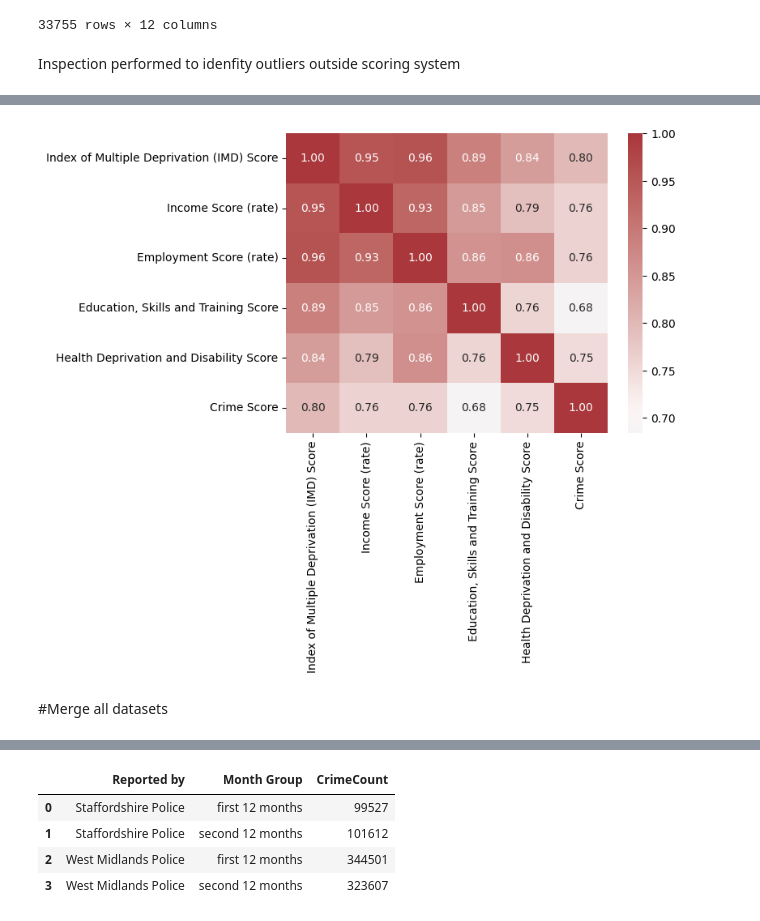
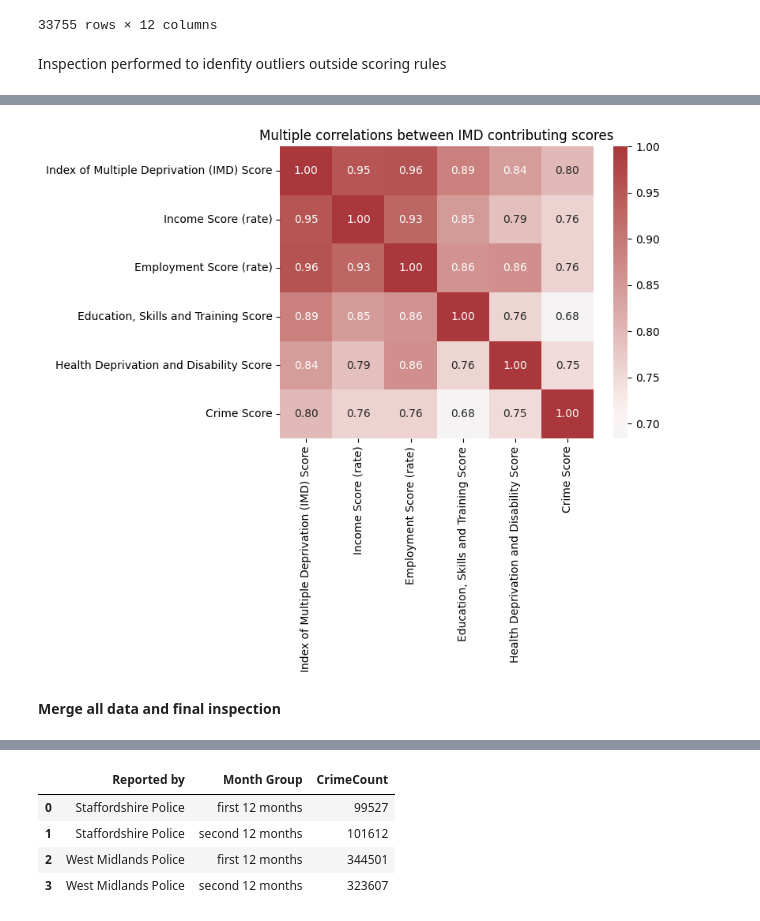
Before and after one commit to zhangwiki86-soton/L7---Data-Analysis-and-Visualisation, a Jupyter notebook: main_analysis.ipynb, the cells around one changed output, grey strips where cells are left out. Drawn from its saved outputs; the diff is of its cells as text; code cells hidden in the pictures.

```diff
--- a/main_analysis.ipynb
+++ b/main_analysis.ipynb
@@ -417,7 +418,7 @@ LSOAdataclean
 | 33754 | E01035762 | 8 | 10.819 | 0.106 | 0.061 | ... |
 33755 rows × 12 columns
 # %% [markdown]
-Inspection performed to idenfity outliers outside scoring system
+Inspection performed to idenfity outliers outside scoring rules
 # %%
 #Observe data for any outliers or potential data quality issue
 LSOAdataclean.describe().round(1)
@@ -434,18 +435,19 @@ LSOAdataclean.describe().round(1)
 # %%
 # Heatmap for correlation between several key scores contribute to IMD decile
 num_cols = [
     'Index of Multiple Deprivation (IMD) Score',
     'Income Score (rate)',
     'Employment Score (rate)',
     'Education, Skills and Training Score',
     'Health Deprivation and Disability Score',
     'Crime Score',
     ]
-sns.heatmap(LSOAdataclean[num_cols].corr(), annot=True, fmt=".2f", cmap="vlag", center=0)
+sns.heatmap(LSOAdataclean[num_cols].corr(), annot=True, fmt=".2f", cmap="vlag", center=0.7)
+plt.title('Multiple correlations between IMD contributing scores')
 plt.show()
 #plt.tight_layout()
 # %% [output]
-[figure, old version]
+[figure, new version]
 # %% [markdown]
-#Merge all datasets
+**Merge all data and final inspection**
 # %%
```
Also changed, not shown: parts of 33 cells of this notebook.
